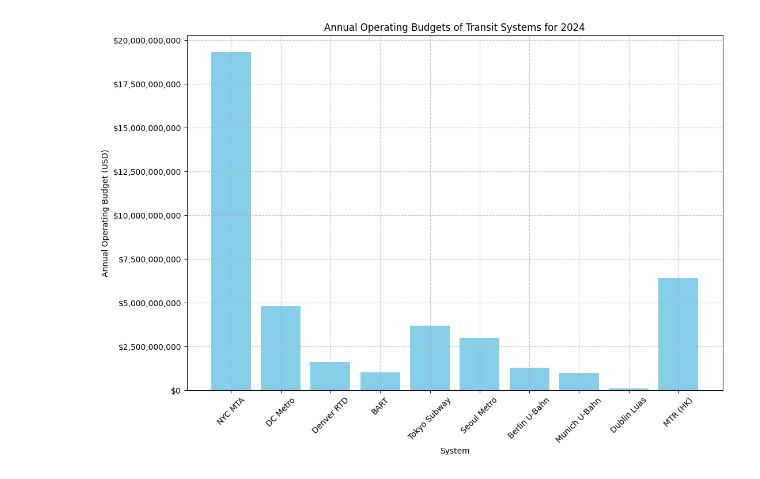
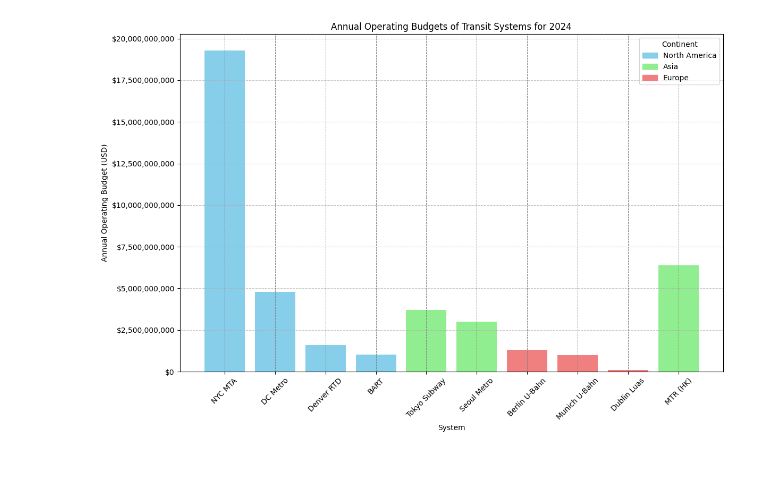
Before and after one commit to DaxuanBaba/mta-crime, a Jupyter notebook: data/annual_operating_budgets_visuals.ipynb, the cells around one changed output. Drawn from its saved outputs; the diff is of its cells as text; code cells hidden in the pictures.

Commit message:
color coded annual operating budgets visual

```diff
--- a/data/annual_operating_budgets_visuals.ipynb
+++ b/data/annual_operating_budgets_visuals.ipynb
@@ -5,18 +5,46 @@ import matplotlib.pyplot as plt
 budget_df = pd.read_excel('annual_operating_budgets.xlsx')
 budget_df['Annual Operating Budget (USD)'] = budget_df['Annual Operating Budget (USD)'] / 1e6
 # %%
+colors = {
+    "North America": "skyblue",
+    "Asia": "lightgreen",
+    "Europe": "lightcoral"
+}
+
+continent_map = {
+    'NYC MTA': 'North America',
+    'DC Metro': 'North America',
+    'Denver RTD': 'North America',
+    'BART': 'North America',
+    'Tokyo Subway': 'Asia',
+    'Seoul Metro': 'Asia',
+    'MTR (HK)': 'Asia',
+    'Berlin U-Bahn': 'Europe',
+    'Munich U-Bahn': 'Europe',
+    'Dublin Luas': 'Europe'
+}
+
+budget_df['Continent'] = budget_df['System'].map(continent_map)
+budget_df['Color'] = budget_df['Continent'].map(colors)
+
 plt.figure(figsize=(12, 8))
-plt.bar(budget_df['System'], budget_df['Annual Operating Budget (USD)'] * 1e6, color='skyblue')
+bars = plt.bar(budget_df['System'], budget_df['Annual Operating Budget (USD)'] * 1e6, color=budget_df['Color'])
 plt.ylabel('Annual Operating Budget (USD)')
 plt.xlabel('System')
 plt.title('Annual Operating Budgets of Transit Systems for 2024')
 plt.xticks(rotation=45)
 
-
+for i in range(len(bars)):
+    plt.axvline(x=i, color='gray', linestyle='--', linewidth=0.7)
 plt.grid(axis='y', linestyle='--', alpha=0.7)
-plt.grid(axis='x', linestyle='--', alpha=0.7)
 
 plt.gca().get_yaxis().set_major_formatter(plt.FuncFormatter(lambda x, loc: f'${int(x):,}'))
+
+handles = [plt.Rectangle((0,0),1,1, color=colors[continent]) for continent in colors]
+labels = colors.keys()
+plt.legend(handles, labels, title='Continent')
+
+plt.tight_layout()
 plt.show()
 # %% [output]
-[figure, old version]
+[figure, new version]
```
